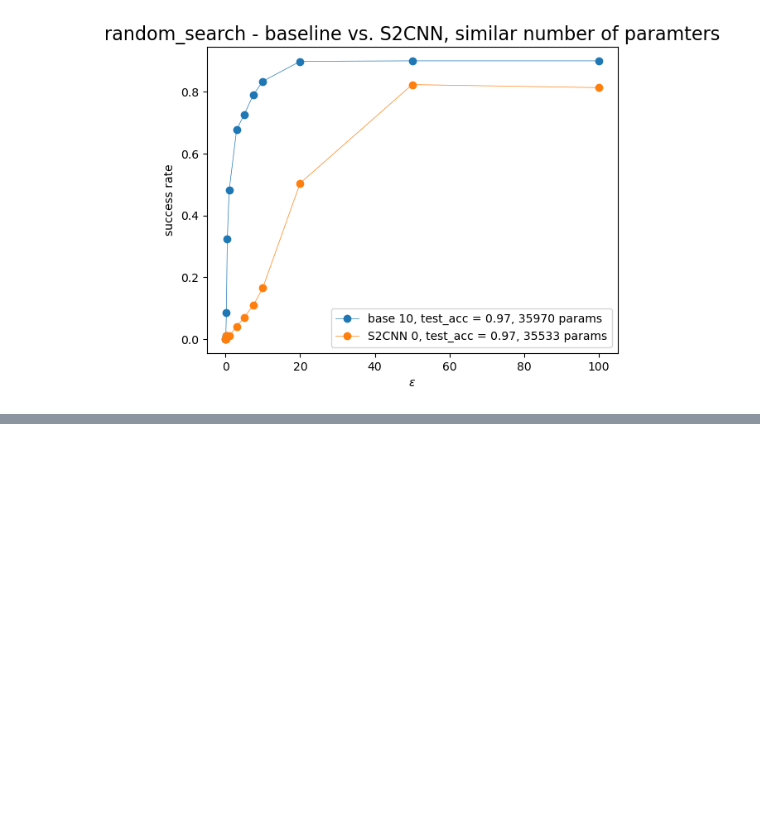
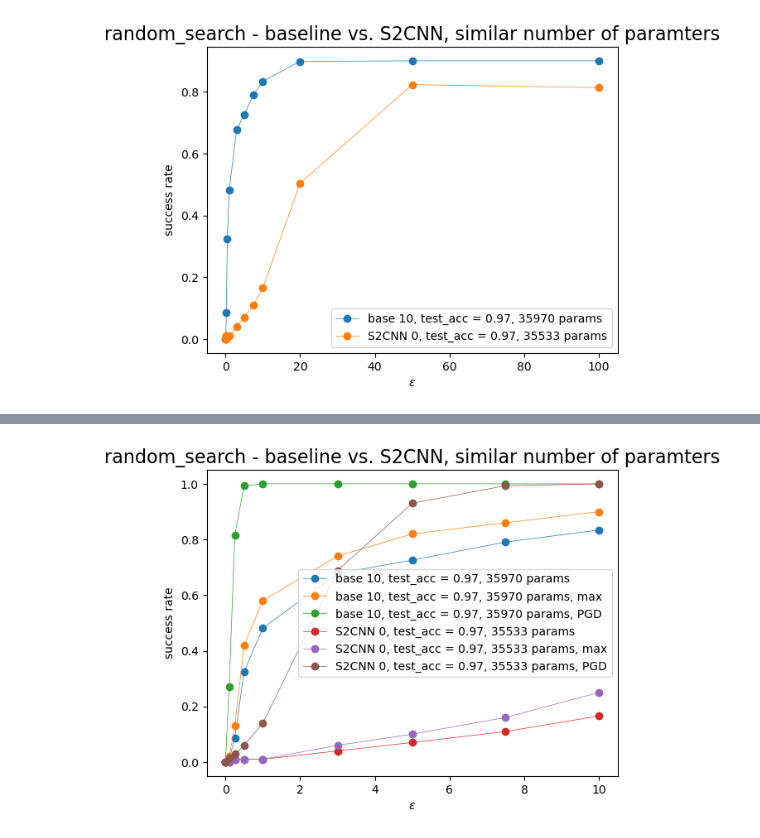
Before and after one commit to Schuh93/sem_seg_s2cnn, a Jupyter notebook: examples/mnist_adv/random search - results.ipynb, the cells around one changed output, grey strips where cells are left out. Drawn from its saved outputs; the diff is of its cells as text; code cells hidden in the pictures; blank space fills up the shorter version.

```diff
--- a/examples/mnist_adv/random search - results.ipynb
+++ b/examples/mnist_adv/random search - results.ipynb
@@ -108,0 +128,15 @@ plt.show()
+# %%
+plt.title('random_search - baseline vs. S2CNN, similar number of paramters', fontsize=16)
+plt.plot(baseline_params['epsilons'][:9], baseline_success_rate[10][:9], 'o-', linewidth=0.5, label=f"base {10}, test_acc = {baseline_clean_test_accs[10]:.{2}}, {baseline_total_params[10]} params")
+plt.plot(baseline_params['epsilons'][:9], baseline_success_rate_max[:9], 'o-', linewidth=0.5, label=f"base {10}, test_acc = {baseline_clean_test_accs[10]:.{2}}, {baseline_total_params[10]} params, max")
+plt.plot(baseline_params['epsilons'][:9], baseline_success_rate_PGD, 'o-', linewidth=0.5, label=f"base {10}, test_acc = {baseline_clean_test_accs[10]:.{2}}, {baseline_total_params[10]} params, PGD")
+plt.plot(S2CNN_params['epsilons'][:9], S2CNN_success_rate[0][:9], 'o-', linewidth=0.5, label=f"S2CNN {0}, test_acc = {S2CNN_clean_test_accs[0]:.{2}}, {S2CNN_total_params[0]} params")
+plt.plot(S2CNN_params['epsilons'][:9], S2CNN_success_rate_max[:9], 'o-', linewidth=0.5, label=f"S2CNN {0}, test_acc = {S2CNN_clean_test_accs[0]:.{2}}, {S2CNN_total_params[0]} params, max")
+plt.plot(S2CNN_params['epsilons'][:9], S2CNN_success_rate_PGD[:9], 'o-', linewidth=0.5, label=f"S2CNN {0}, test_acc = {S2CNN_clean_test_accs[0]:.{2}}, {S2CNN_total_params[0]} params, PGD")
+plt.xlabel('$\epsilon$')
+plt.ylabel('success rate')
+plt.legend()
+# plt.savefig('random_search_max_bl10_vs_S2CNN0_zoomed_in.pdf', bbox_inches="tight")
+plt.show()
+# %% [output]
+[figure, added]
```
Also changed, not shown: parts of 2 cells of this notebook, 4 other files.
